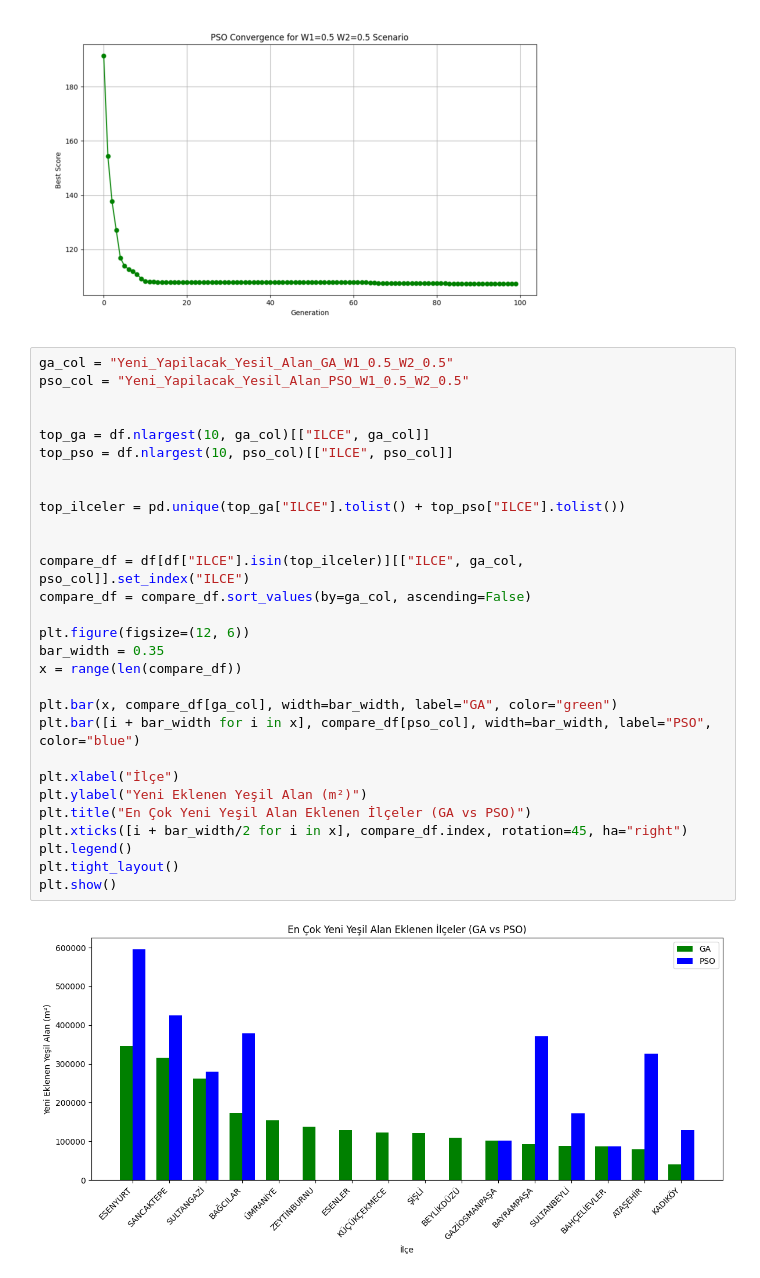
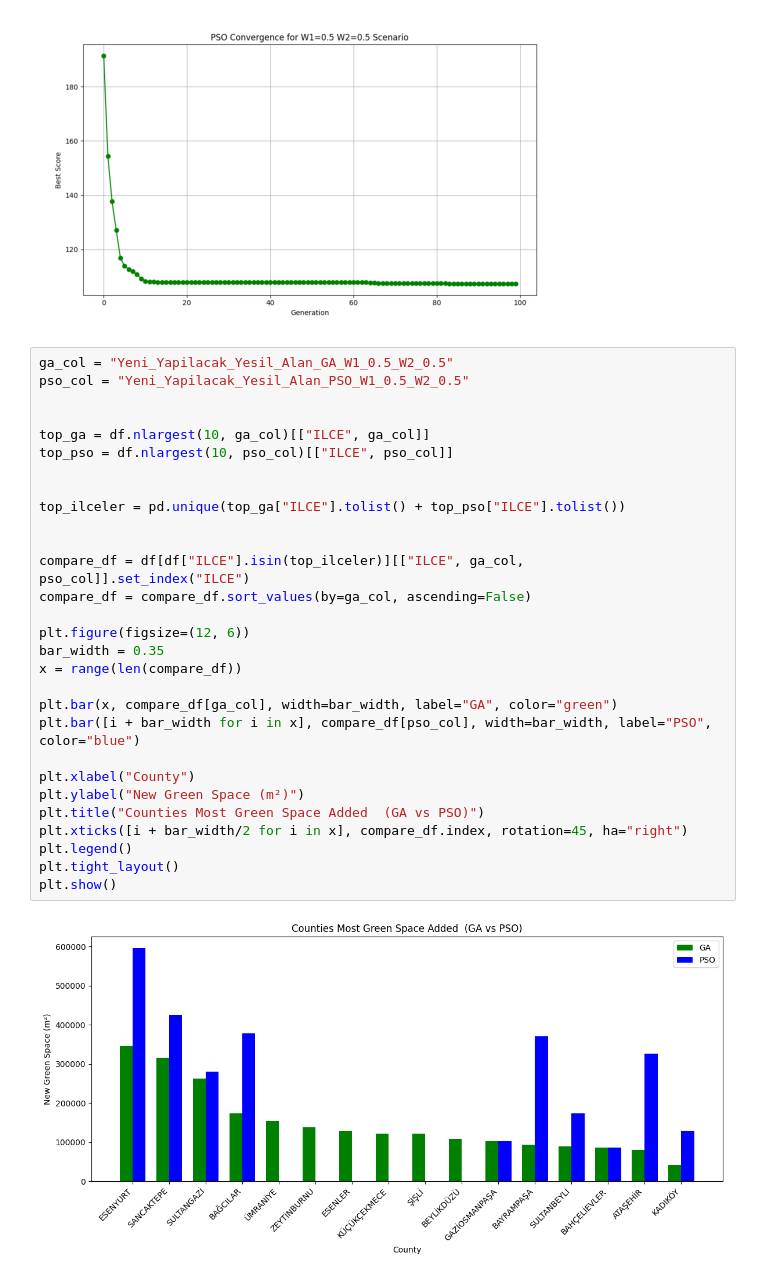
Before and after one commit to itu-itis24-doganne23/Optimization-Project, a Jupyter notebook: main.ipynb, the cells around one changed output. Saved outputs shown, nothing was run; the diff lists cells and outputs as text.

```diff
--- a/main.ipynb
+++ b/main.ipynb
@@ -1394,31 +1394,31 @@ plt.show()
 # %%
 ga_col = "Yeni_Yapilacak_Yesil_Alan_GA_W1_0.5_W2_0.5"
 pso_col = "Yeni_Yapilacak_Yesil_Alan_PSO_W1_0.5_W2_0.5"
 
 
 top_ga = df.nlargest(10, ga_col)[["ILCE", ga_col]]
 top_pso = df.nlargest(10, pso_col)[["ILCE", pso_col]]
 
 
 top_ilceler = pd.unique(top_ga["ILCE"].tolist() + top_pso["ILCE"].tolist())
 
 
 compare_df = df[df["ILCE"].isin(top_ilceler)][["ILCE", ga_col, pso_col]].set_index("ILCE")
 compare_df = compare_df.sort_values(by=ga_col, ascending=False)
 
 plt.figure(figsize=(12, 6))
 bar_width = 0.35
 x = range(len(compare_df))
 
 plt.bar(x, compare_df[ga_col], width=bar_width, label="GA", color="green")
 plt.bar([i + bar_width for i in x], compare_df[pso_col], width=bar_width, label="PSO", color="blue")
 
-plt.xlabel("İlçe")
-plt.ylabel("Yeni Eklenen Yeşil Alan (m²)")
-plt.title("En Çok Yeni Yeşil Alan Eklenen İlçeler (GA vs PSO)")
+plt.xlabel("County")
+plt.ylabel("New Green Space (m²)")
+plt.title("Counties Most Green Space Added  (GA vs PSO)")
 plt.xticks([i + bar_width/2 for i in x], compare_df.index, rotation=45, ha="right")
 plt.legend()
 plt.tight_layout()
 plt.show()
 # %% [output]
-[figure, old version]
+[figure, new version]
```
